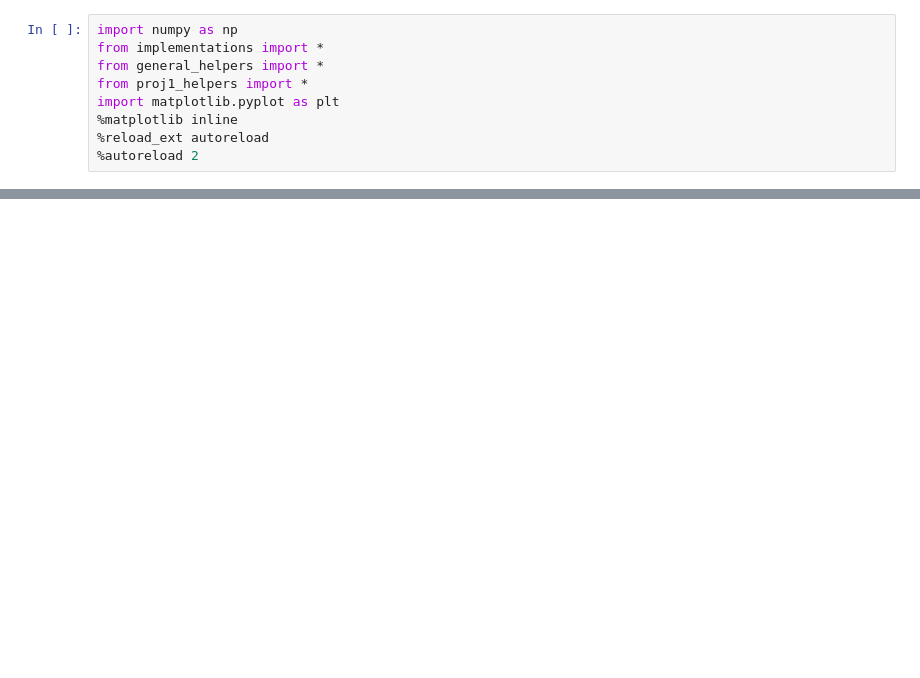
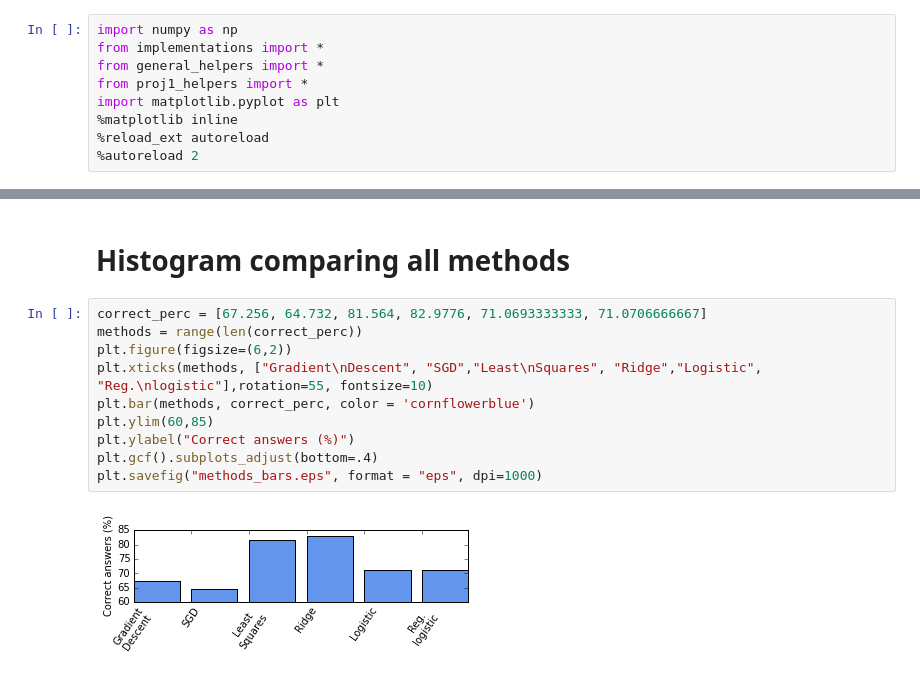
Before and after one commit to leonardopetrini/project_1_final, a Jupyter notebook: report_code.ipynb, the cells around one changed output, grey strips where cells are left out. Saved outputs shown, nothing was run; the diff lists cells and outputs as text; blank space fills up the shorter version.

```diff
--- a/report_code.ipynb
+++ b/report_code.ipynb
@@ -286,0 +332,14 @@ create_submission(x_submission, degree, ids_submission)
+# %% [markdown]
+# Histogram comparing all methods
+# %%
+correct_perc = [67.256, 64.732, 81.564, 82.9776, 71.0693333333, 71.0706666667]
+methods = range(len(correct_perc))
+plt.figure(figsize=(6,2))
+plt.xticks(methods, ["Gradient\nDescent", "SGD","Least\nSquares", "Ridge","Logistic", "Reg.\nlogistic"],rotation=55, fontsize=10)
+plt.bar(methods, correct_perc, color = 'cornflowerblue')
+plt.ylim(60,85)
+plt.ylabel("Correct answers (%)")
+plt.gcf().subplots_adjust(bottom=.4)
+plt.savefig("methods_bars.eps", format = "eps", dpi=1000)
+# %% [output]
+[figure, added]
```
Also changed, not shown: parts of 36 cells of this notebook, 3 other files.
